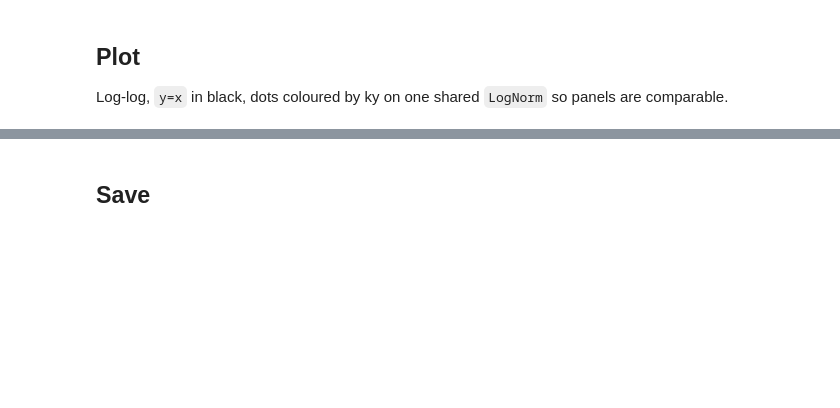
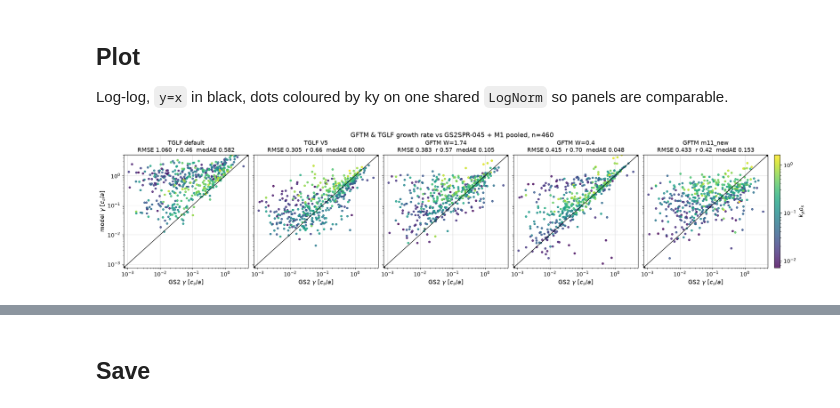
Before and after one commit to FelixWattsYork/General_Analysis, a Jupyter notebook: notebooks/kbm_hypercube_gamma_parity.ipynb, the cells around one changed output, grey strips where cells are left out. Cells and saved outputs as stored; diff of their text form; code cells hidden in the pictures; blank space fills up the shorter version.

Commit message:
improve the kbm plotting

```diff
--- a/notebooks/kbm_hypercube_gamma_parity.ipynb
+++ b/notebooks/kbm_hypercube_gamma_parity.ipynb
@@ -40,7 +40,7 @@ plt.style.use(ROOT / "src/general_analysis/paper.mplstyle")
 load_dotenv(ROOT / "local.env", override=True)
 
 analysis_name = "kbm_hypercube_gamma_parity"
-data_root = Path(os.environ["GK_DATA_ROOT"]).expanduser()
+data_root = Path(os.environ["GYRO_DATA_OUTPUT"]).expanduser()
 
 run_template = "Runs"
 project = "LATIN_HYPERCUBE"
@@ -94,7 +92,7 @@ every panel shows the same population.
 # %%
 def dominant(ds):
     g = ds["growth_rate"]
-    return g.isel(mode=g.fillna(-np.inf).argmax("mode")) if "mode" in g.dims else g
+    return g.isel(mode=0) if "mode" in g.dims else g
 
 def series(ds):
     "growth rate and ky indexed by sample_name"
@@ -140,16 +146,18 @@ Log-log, `y=x` in black, dots coloured by ky on one shared `LogNorm` so panels a
 # %%
 fig, axes = plt.subplots(1, len(arms), figsize=(4 * len(arms), 4.2), sharex=True, sharey=True)
 norm, lim = LogNorm(ky.min(), ky.max()), (gs2_g.min() * 0.7, gs2_g.max() * 1.4)
 
 for ax, (label, _, _) in zip(axes, arms):
     r, b, m, c = stats[label]
     s = ax.scatter(gs2_g, arm_g[label], c=ky, norm=norm, cmap="viridis", s=14, alpha=0.8)
     ax.plot(lim, lim, color="black", lw=1)
     ax.set(xscale="log", yscale="log", xlim=lim, ylim=lim, xlabel=r"GS2 $\gamma$ [$c_s/a$]",
            title=f"{label}\nRMSE {r:.3f}  r {c:.2f}  medAE {m:.3f}")
 
 axes[0].set_ylabel(r"model $\gamma$ [$c_s/a$]")
 fig.colorbar(s, ax=axes, label=r"$k_y \rho_s$", pad=0.01)
-fig.suptitle(f"KBM hypercube dominant-mode growth rate vs GS2 (tail-averaged), "
+fig.suptitle(f"GFTM & TGLF growth rate vs GS2"
              f"SPR-045 + M1 pooled, n={len(keep)}", y=1.04)
 plt.show()
+# %% [output]
+[figure, added]
```
Also changed, not shown: parts of 7 cells of this notebook, 1 other file.
